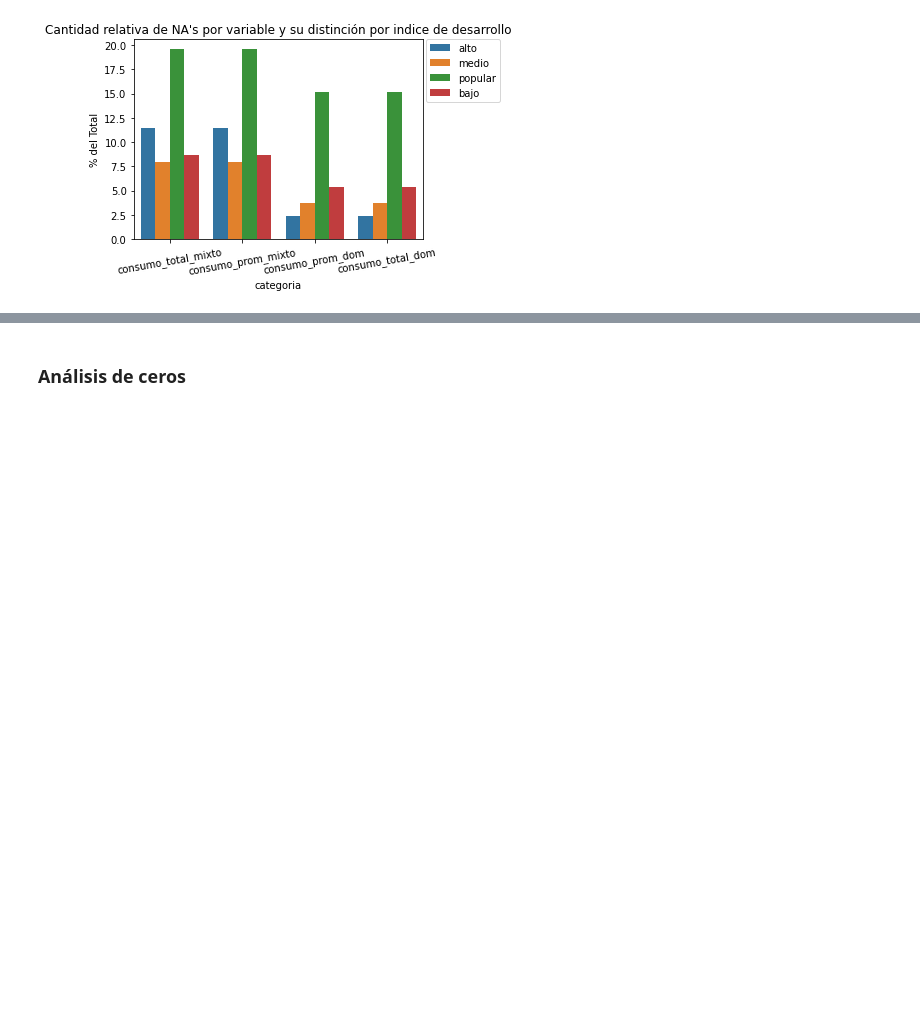
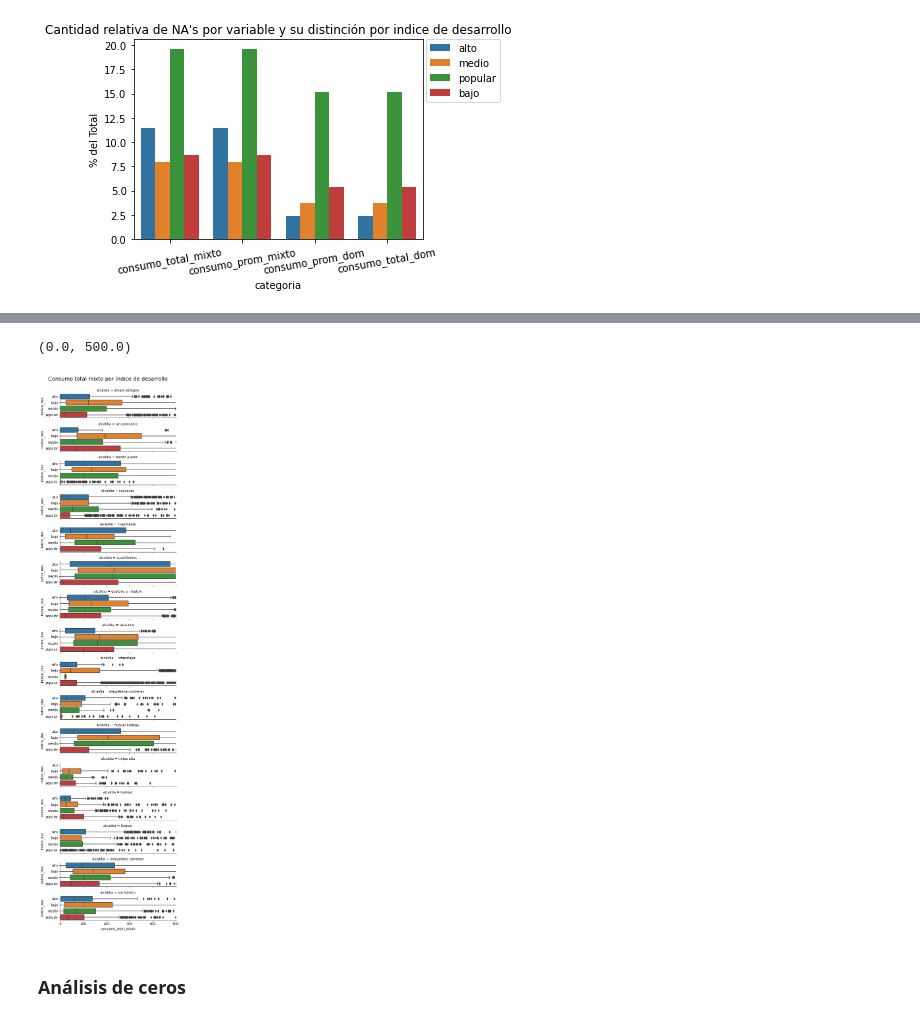
Before and after one commit to rafaelortegar/ids_t2_equipo, a Jupyter notebook: notebooks/Laboratorio_limpio-Copy1.ipynb, the cells around one changed output, grey strips where cells are left out. Drawn from its saved outputs; the diff is of its cells as text; code cells hidden in the pictures; blank space fills up the shorter version.

```diff
--- a/notebooks/Laboratorio_limpio-Copy1.ipynb
+++ b/notebooks/Laboratorio_limpio-Copy1.ipynb
@@ -739,3 +750,15 @@ plt.tight_layout()
+# %%
+g = sns.catplot(x="consumo_total_mixto",
+            y="indice_des", row="alcaldia",kind="box", orient="h", height=1.5,
+            aspect=4,data=agua)
+
+g.fig.suptitle("Consumo total mixto por índice de desarrollo", fontsize=16)
+g.fig.tight_layout()
+g.fig.subplots_adjust(top = 0.95)
+plt.xlim(0,500)
+# %% [output]
+(0.0, 500.0)
+[figure, added]
 # %% [markdown]
 ### Análisis de ceros
 # %%
```
Also changed, not shown: parts of 11 cells of this notebook, 1 other file.
